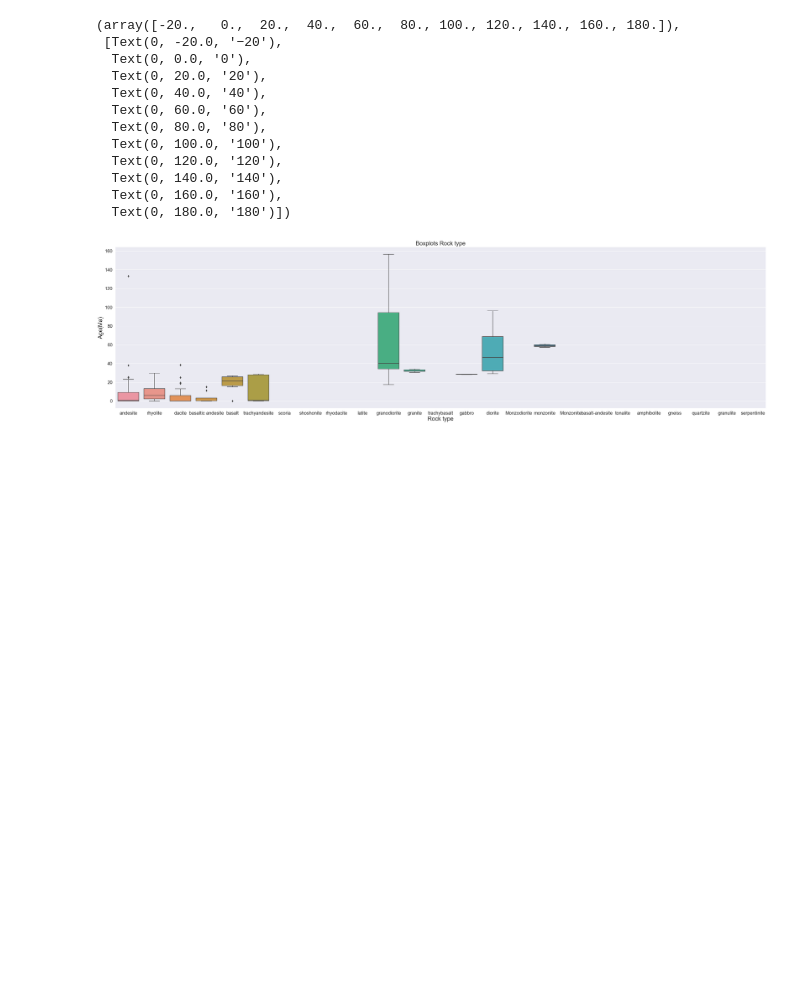
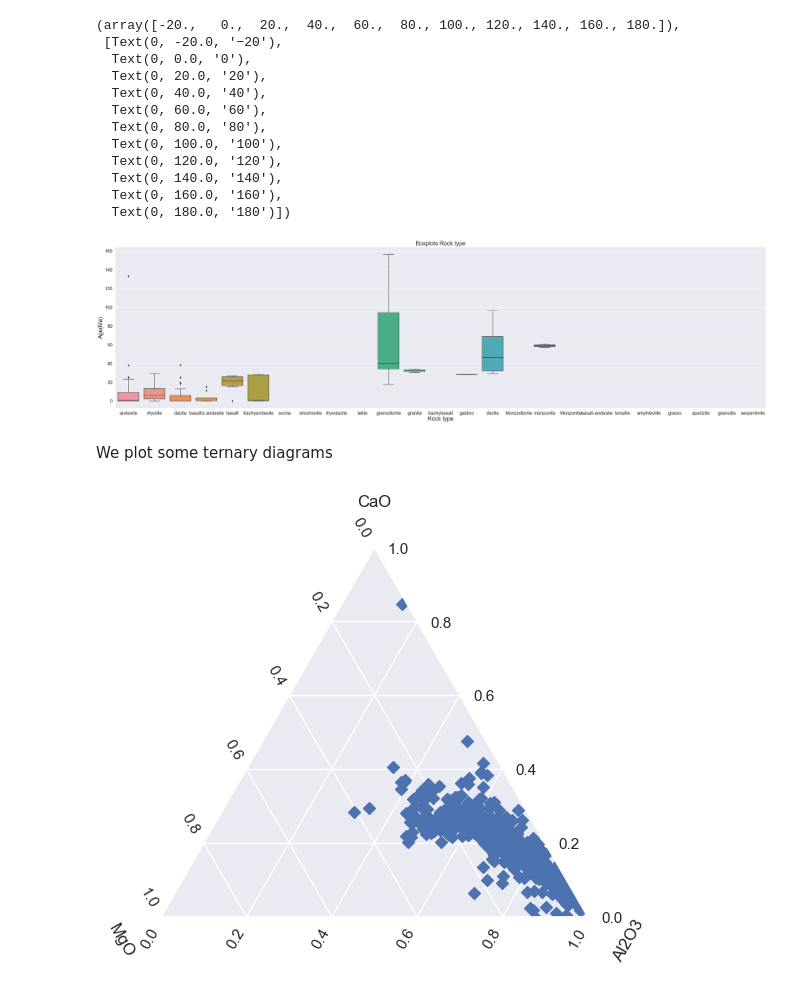
Before and after one commit to neyberson/Data_Analysis_Andes_Geology, a Jupyter notebook: scripts/exploration.ipynb, the cells around one changed output. Drawn from its saved outputs; the diff is of its cells as text; code cells hidden in the pictures; blank space fills up the shorter version.

```diff
--- a/scripts/exploration.ipynb
+++ b/scripts/exploration.ipynb
@@ -12,7 +13,7 @@ import cartopy.feature as cf
 from cartopy.io.img_tiles import OSM
 sns.set_theme(style="darkgrid")
 # %%
-path = 'E:/Ciencia de Datos/Geo/Proyecto #1/data/2021-12_SS1TYI_Woerner_data.xls'
+path = '../data/2021-12_SS1TYI_Woerner_data.xls'
 # %%
 #selecciono el path para importarlo con pandas
 df = pd.read_excel(path, header=1)
@@ -129,3 +130,10 @@ plt.yticks(fontsize=16) # Tamaño de letra en las etiquetas del eje y
 px.box(df_coordenadas, x= 'Rock_type', y= 'Age(Ma)')
 # %%
 px.box(df_coordenadas, x= 'Geologycal_age', y= 'Age(Ma)')
+# %% [markdown]
+We plot some ternary diagrams
+# %%
+ax = df[["CaO", "MgO", "Al2O3"]].pyroplot.scatter()
+plt.show()
+# %% [output]
+[figure, added]
```
Also changed, not shown: parts of 3 cells of this notebook, 1 other file.
